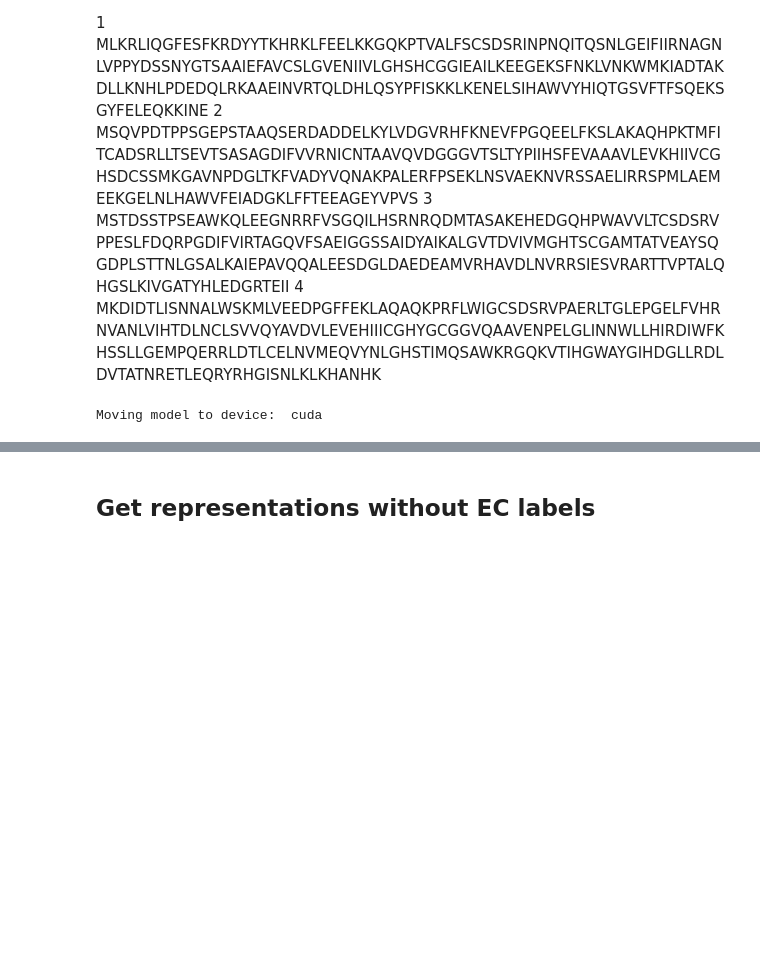
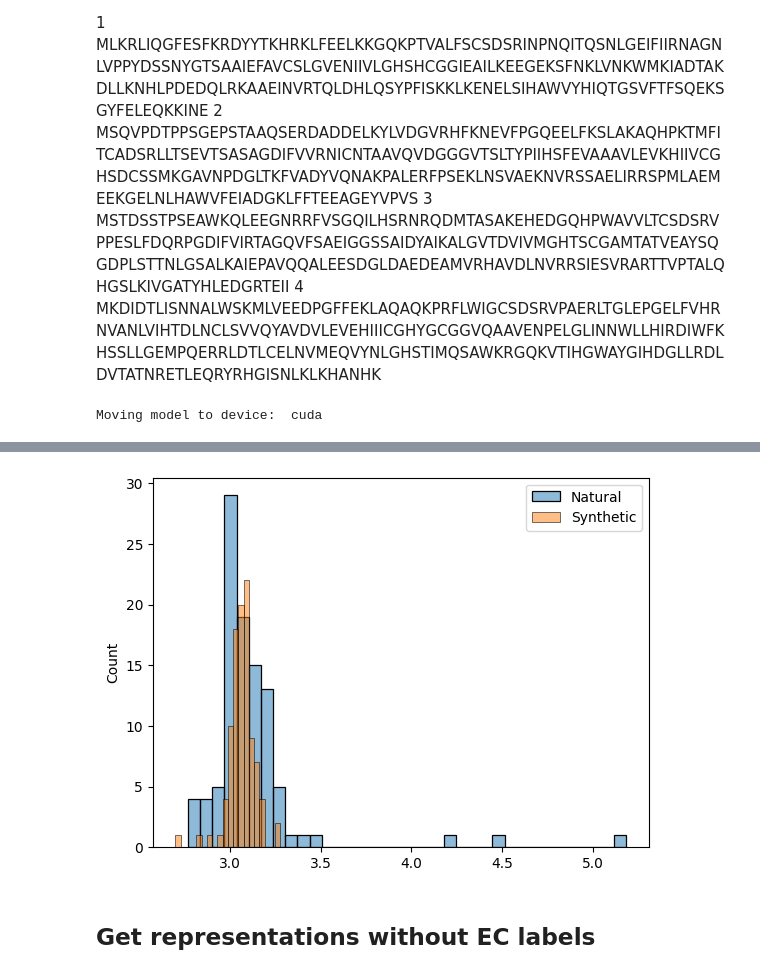
Before and after one commit to gboxo/Zym_SAEs, a Jupyter notebook: experiments/Detect Synth Probing/n_sequences.ipynb, the cells around one changed output, grey strips where cells are left out. Drawn from its saved outputs; the diff is of its cells as text; code cells hidden in the pictures; blank space fills up the shorter version.

```diff
--- a/experiments/Detect Synth Probing/n_sequences.ipynb
+++ b/experiments/Detect Synth Probing/n_sequences.ipynb
@@ -53,6 +53,16 @@ del sae
 torch.cuda.empty_cache()
 # %% [output]
 Moving model to device:  cuda
+# %%
+with open("../../Data/DNA_Helicase_Data/natural_DNAHelicase.txt", "r") as f:
+    natural_sequences = f.readlines()
+
+with open("../../Data/DNA_Helicase_Data/synth_DNAHelicase.txt", "r") as f:
+    synth_sequences = f.readlines()
+
+
+synth_sequences = ["4.2.1.1<sep><start>"+seq.strip() for seq in synth_sequences][:100]
+natural_sequences = ["4.2.1.1<sep><start>"+seq.strip() for seq in natural_sequences][:100]
 # %%
 
 import numpy as np
@@ -89,9 +99,9 @@ def compute_perplexity(logits, tokens):
     avg_nll = np.mean(nll)
 
     # Compute perplexity
-    perplexity = np.exp(nll)
+    perplexity = np.exp(avg_nll)
 
-    return perplexity
+    return avg_nll
 
 
 
@@ -106,3 +116,28 @@ def per_token_log_prob(logits, tokens):
     token_probs = probs[np.arange(len(tokens)), tokens]
     nll = -np.log(token_probs)
     return nll
+# %%
+
+all_natural_perplexities = []
+names_filter = lambda x: x.endswith("26.hook_resid_pre")
+with torch.no_grad():
+    for seq in natural_sequences:
+        inputs = tokenizer.encode(seq, return_tensors="pt").to("cuda")
+        logits = model(inputs)
+        perplexity = compute_perplexity(logits[0].detach().cpu().numpy()[1:], inputs[0].cpu().numpy()[:-1]).mean()
+        all_natural_perplexities.append(perplexity)
+torch.save(all_natural_perplexities, "all_natural_perplexities.pt")
+
+all_synth_perplexities = []
+names_filter = lambda x: x.endswith("26.hook_resid_pre")
+with torch.no_grad():
+    for seq in synth_sequences:
+        inputs = tokenizer.encode(seq, return_tensors="pt").to("cuda")
+        logits= model(inputs)
+        perplexity = compute_perplexity(logits[0].detach().cpu().numpy()[1:], inputs[0].cpu().numpy()[:-1]).mean()
+        all_synth_perplexities.append(perplexity)
+torch.save(all_synth_perplexities, "all_synth_perplexities.pt")
+
+
+
+torch.cuda.empty_cache()
@@ -109,3 +146,10 @@ def per_token_log_prob(logits, tokens):
+# %%
+sns.histplot(all_natural_perplexities, label = "Natural", alpha = 0.5)
+sns.histplot(all_synth_perplexities, label = "Synthetic", alpha = 0.5)
+plt.legend()
+plt.show()
+# %% [output]
+[figure, added]
 # %%
 probes_path = "../../Data/Detect_Synth_Data/probes"
 probes = []
```
Also changed, not shown: parts of 1 cell of this notebook, 3 other files.
